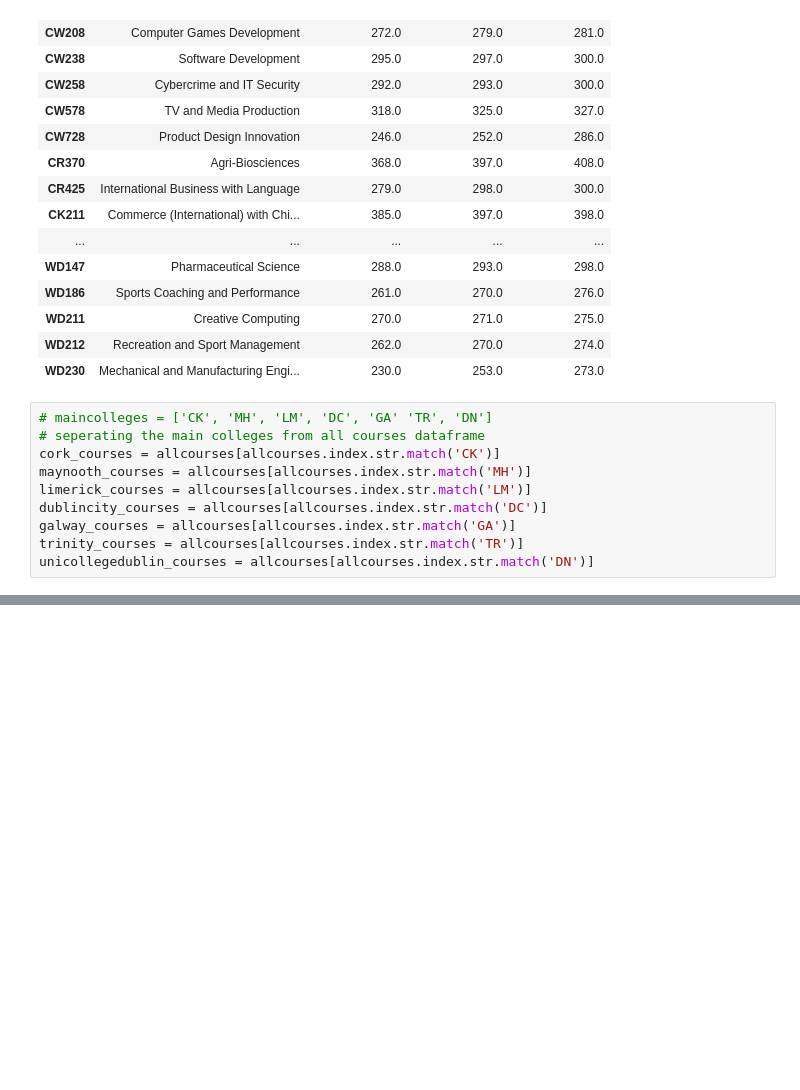
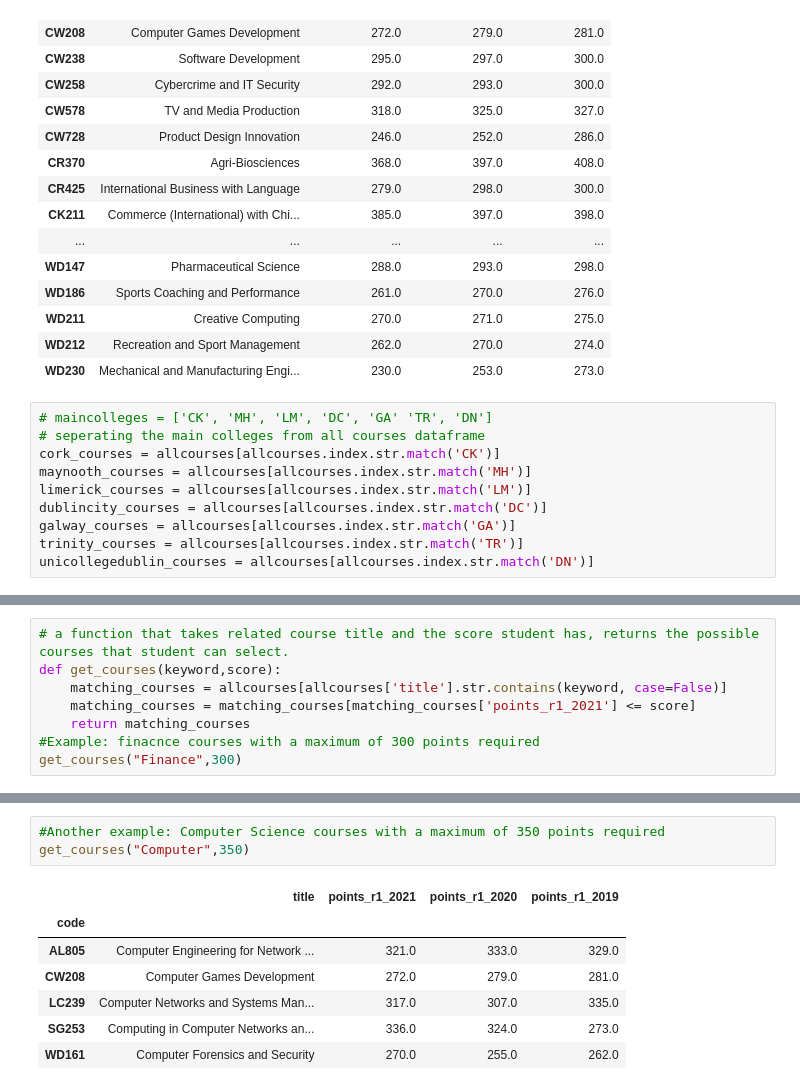
Before and after one commit to Trishmcc/Fundamentals-of-Data-Analytics, a Jupyter notebook: cao-points-analysis.ipynb, the cells around one changed output, grey strips where cells are left out. Cells and saved outputs as stored; diff of their text form; blank space fills up the shorter version.

```diff
--- a/cao-points-analysis.ipynb
+++ b/cao-points-analysis.ipynb
@@ -721,0 +738,8 @@ IndexError: index 1 is out of bounds for axis 0 with size 0
+# %%
+# a function that takes related course title and the score student has, returns the possible courses that student can select.
+def get_courses(keyword,score):
+    matching_courses = allcourses[allcourses['title'].str.contains(keyword, case=False)]
+    matching_courses = matching_courses[matching_courses['points_r1_2021'] <= score]
+    return matching_courses
+#Example: finacnce courses with a maximum of 300 points required
+get_courses("Finance",300)
@@ -721,0 +753,11 @@ IndexError: index 1 is out of bounds for axis 0 with size 0
+# %%
+#Another example: Computer Science courses with a maximum of 350 points required
+get_courses("Computer",350)
+# %% [output]
+|  | title | points_r1_2021 | points_r1_2020 | points_r1_2019 |
+| code |  |  |  |  |
+| AL805 | Computer Engineering for Network ... | 321.0 | 333.0 | 329.0 |
+| CW208 | Computer Games Development | 272.0 | 279.0 | 281.0 |
+| LC239 | Computer Networks and Systems Man... | 317.0 | 307.0 | 335.0 |
+| SG253 | Computing in Computer Networks an... | 336.0 | 324.0 | 273.0 |
+| WD161 | Computer Forensics and Security | 270.0 | 255.0 | 262.0 |
```
Also changed, not shown: parts of 12 cells of this notebook, 2 other files.
